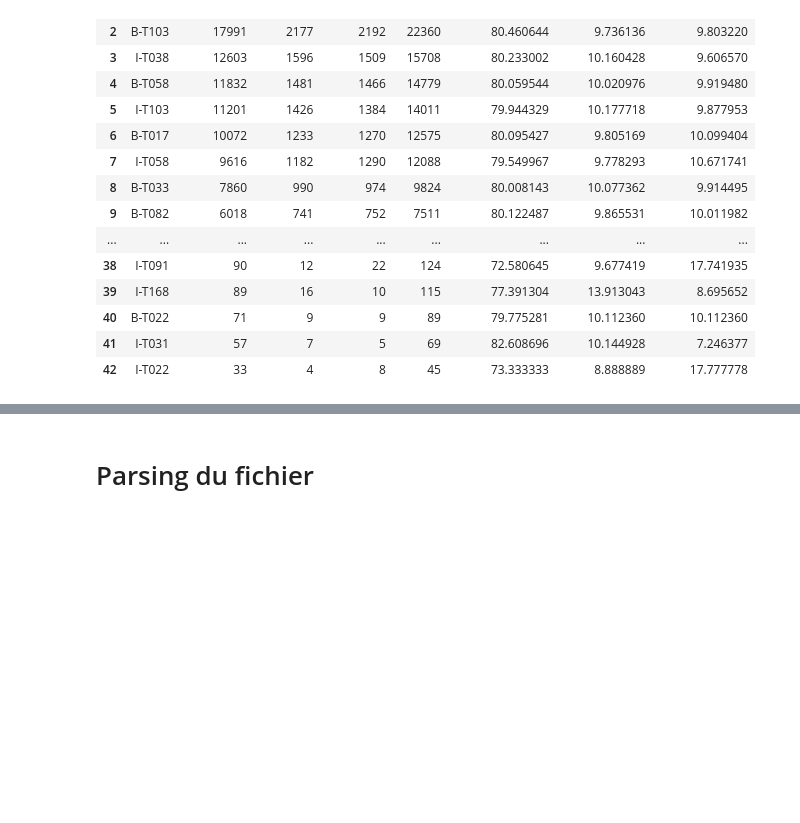
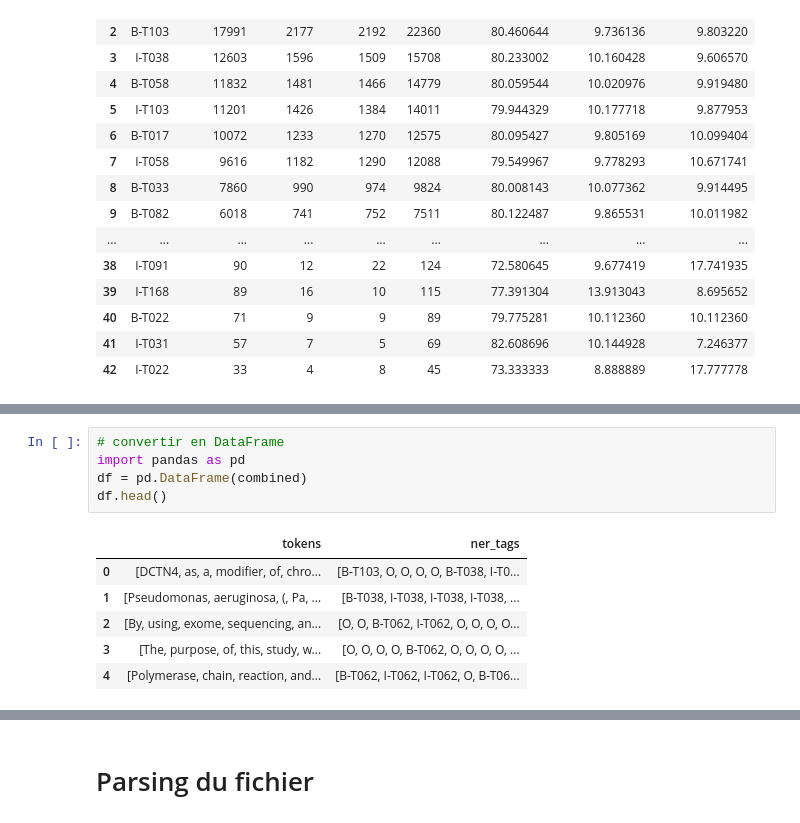
Before and after one commit to Nicolassalvan/mti881-projet2, a Jupyter notebook: analyse.ipynb, the cells around one changed output, grey strips where cells are left out. Saved outputs shown, nothing was run; the diff lists cells and outputs as text; blank space fills up the shorter version.

```diff
--- a/analyse.ipynb
+++ b/analyse.ipynb
@@ -473,0 +482,12 @@ merged_df
+# %%
+# convertir en DataFrame
+import pandas as pd
+df = pd.DataFrame(combined)
+df.head()
+# %% [output]
+|  | tokens | ner_tags |
+| 0 | [DCTN4, as, a, modifier, of, chro... | [B-T103, O, O, O, O, B-T038, I-T0... |
+| 1 | [Pseudomonas, aeruginosa, (, Pa, ... | [B-T038, I-T038, I-T038, I-T038, ... |
+| 2 | [By, using, exome, sequencing, an... | [O, O, B-T062, I-T062, O, O, O, O... |
+| 3 | [The, purpose, of, this, study, w... | [O, O, O, O, B-T062, O, O, O, O, ... |
+| 4 | [Polymerase, chain, reaction, and... | [B-T062, I-T062, I-T062, O, B-T06... |
```
Also changed, not shown: parts of 5 cells of this notebook, 15 other files.
